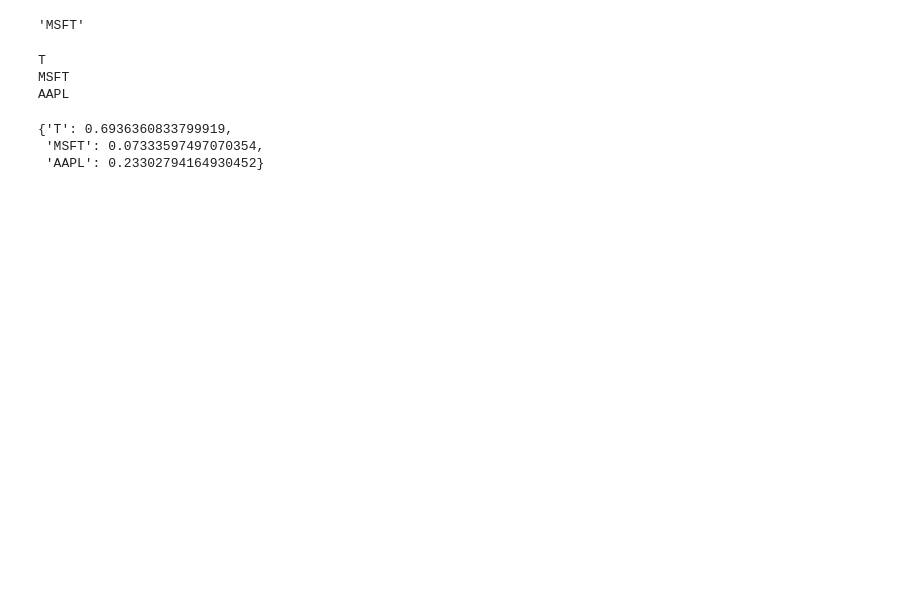
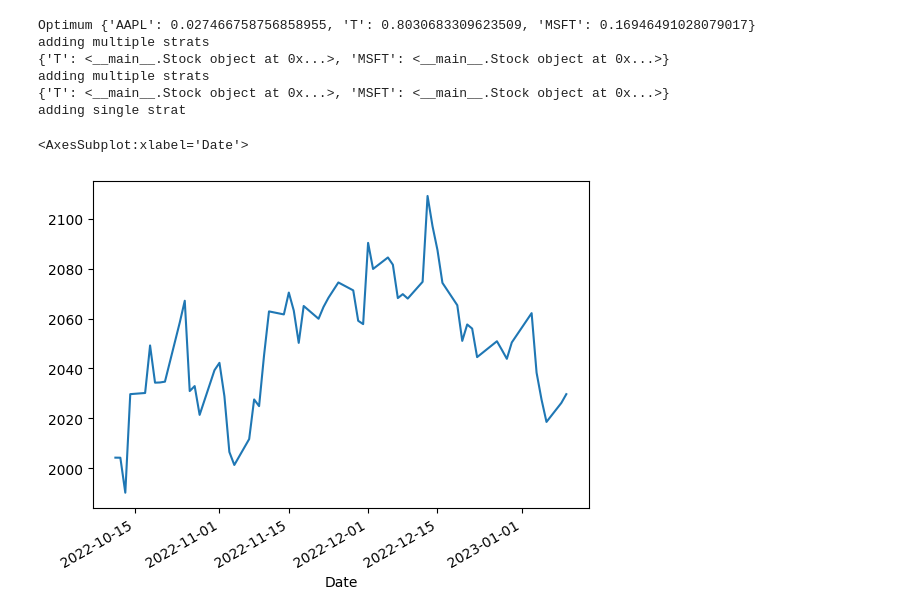
Before and after one commit to lucasdmoyer/two-dolla, a Jupyter notebook: new.ipynb, the cells around one changed output. Drawn from its saved outputs; the diff is of its cells as text; code cells hidden in the pictures; blank space fills up the shorter version.

```diff
--- a/new.ipynb
+++ b/new.ipynb
@@ -197,4 +348,0 @@ GMV = df.sort_values(by=["volatility"], ascending=True).head(1)
-# %%
-list(portfolio.bars.keys())[1]
-# %% [output]
-'MSFT'
@@ -203,15 +349,47 @@ GMV
-# %%
-weights = {}
-for index, x in enumerate(list(MSR['weights'])[0]):
-    print(tickers[index])
-    weights[tickers[index]] = x
-# %% [output]
-T
-MSFT
-AAPL
-# %%
-weights
-# %% [output]
-{'T': 0.6936360833799919,
- 'MSFT': 0.07333597497070354,
- 'AAPL': 0.23302794164930452}
+# %%
+tickers =[ 'T','MSFT']
+port = Portfolio(tickers, stocks,10000);
+params = {
+    'tickers': tickers,
+    'weight':1
+}
+strats = [
+    *port.markowitz(params = markowtiz_params,weight=1),
+    *port.buyEven(1),
+
+]
+
+port.addStrat(['T','MSFT'],strats)
+
+
+# print(len(stock.macd(long = 21, short = 1)))
+# print(isinstance(strats, pd.DataFrame))
+
+port.addStrat(['T'],'macd',long=21,short=1)
+
+# port.addStrat(['T'],stock.macd(long = 21, short = 1))
+# port.addStrat(['T'],strat='macd',long = 21, short = 1)
+# port.stocks['T'].strategies.append(stock.macd(long = 21, short = 1))
+# port.stocks['T'].strategies[2]
+# port.strategies = strats
+
+port.backtest_portfolio()
+port.positions.total.plot()
+
+# port.stocks['T'].strategies[1]['T'].strategies[1]
+# port.markowitz(params = markowtiz_params,weight=1)
+
+
+
+# port.buyEven(1)
+# port.stocks
+# stock.macd(long = 21, short = 1)
+# %% [output]
+Optimum {'AAPL': 0.027466758756858955, 'T': 0.8030683309623509, 'MSFT': 0.16946491028079017}
+adding multiple strats
+{'T': <__main__.Stock object at 0x...>, 'MSFT': <__main__.Stock object at 0x...>}
+adding multiple strats
+{'T': <__main__.Stock object at 0x...>, 'MSFT': <__main__.Stock object at 0x...>}
+adding single strat
+<AxesSubplot:xlabel='Date'>
+[figure, added]
```
Also changed, not shown: parts of 19 cells of this notebook, 35 other files.
